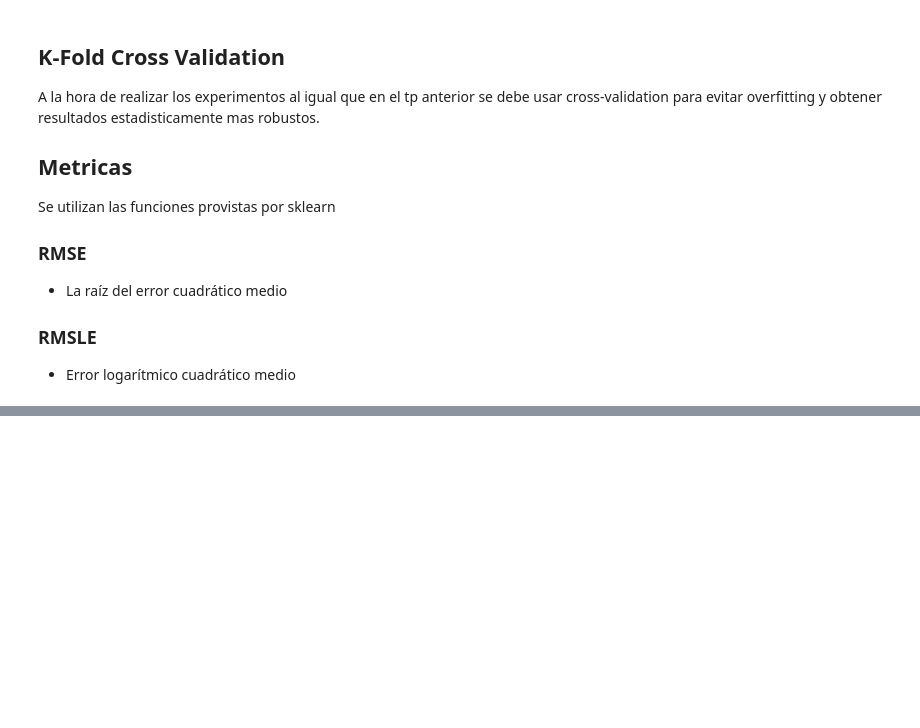
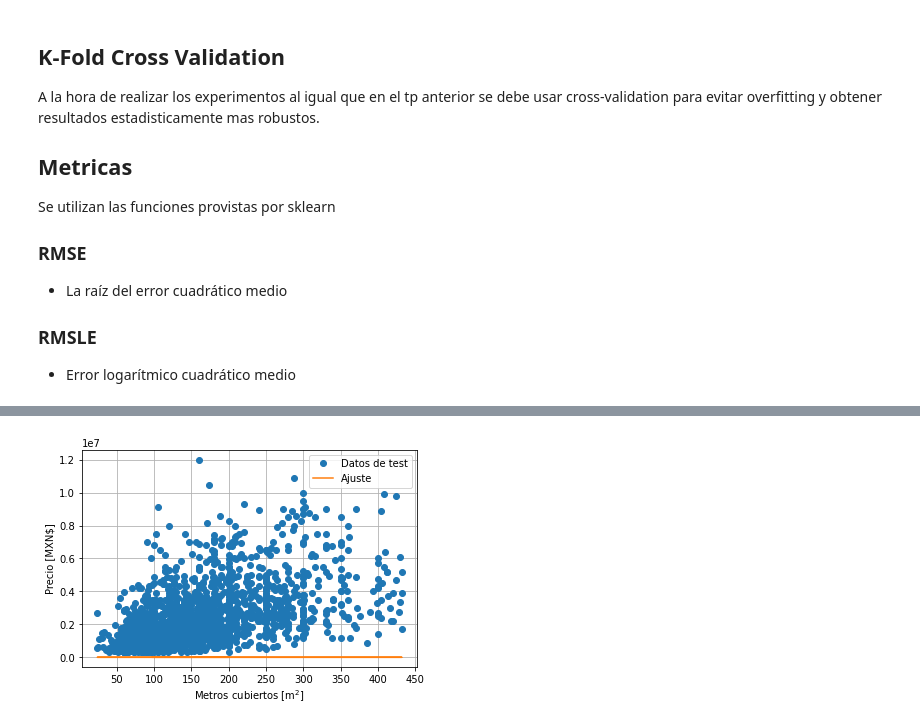
Before and after one commit to davidvenegasr/TP3-MetNum, a Jupyter notebook: notebooks/tp3.ipynb, the cells around one changed output, grey strips where cells are left out. Cells and saved outputs as stored; diff of their text form; code cells hidden in the pictures; blank space fills up the shorter version.

Commit message:
caso 1 listo - aun hay un bug en predict

```diff
--- a/notebooks/tp3.ipynb
+++ b/notebooks/tp3.ipynb
@@ -134,0 +177,11 @@ SyntaxError: invalid syntax (<ipython-input-21-fd95a1d9395e>, line 7)
+# %%
+
+# Todos los datos son del conjunto de train ya que el de test no tiene los precios.
+# Usamos un muestra de 200000 viviendas que no tengan datos faltantes  y 2 mil para testear
+
+shuffle = df_train.sample(random_state=np.random.seed(42), frac=1)
+new_train = shuffle.iloc[:20000, :]
+new_test = shuffle.iloc[20000:22000, :]
+
+x_train, x_test = new_train["metrostotales"].values, new_test["metrostotales"].values
+y_train, y_test = new_train["precio"].values, new_test["precio"].values
@@ -134,0 +227,18 @@ SyntaxError: invalid syntax (<ipython-input-21-fd95a1d9395e>, line 7)
+# %%
+# Ahora queremos entrenar el modelo
+modelo = metnum.LinearRegression()
+modelo.fit(x_train, y_train)
+y_pred = modelo.predict(x_test)
+y_pred = y_pred.reshape(y_pred.shape[0])
+# %%
+plt.figure("precio-metros-cubiertos")
+plt.plot(x_test, y_test, "o", label="Datos de test")
+plt.plot(x_test, y_pred, "-", label="Ajuste")
+plt.grid()
+plt.legend()
+plt.xlabel(r"Metros cubiertos [$\mathrm{m}^2$]")
+plt.ylabel("Precio [MXN$]")
+#plt.savefig("Imagenes/Precio-en-Funcion-de-Metros-Cubiertos-con-outliers.png")
+plt.show()
+# %% [output]
+[figure, added]
```
Also changed, not shown: parts of 11 cells of this notebook.
